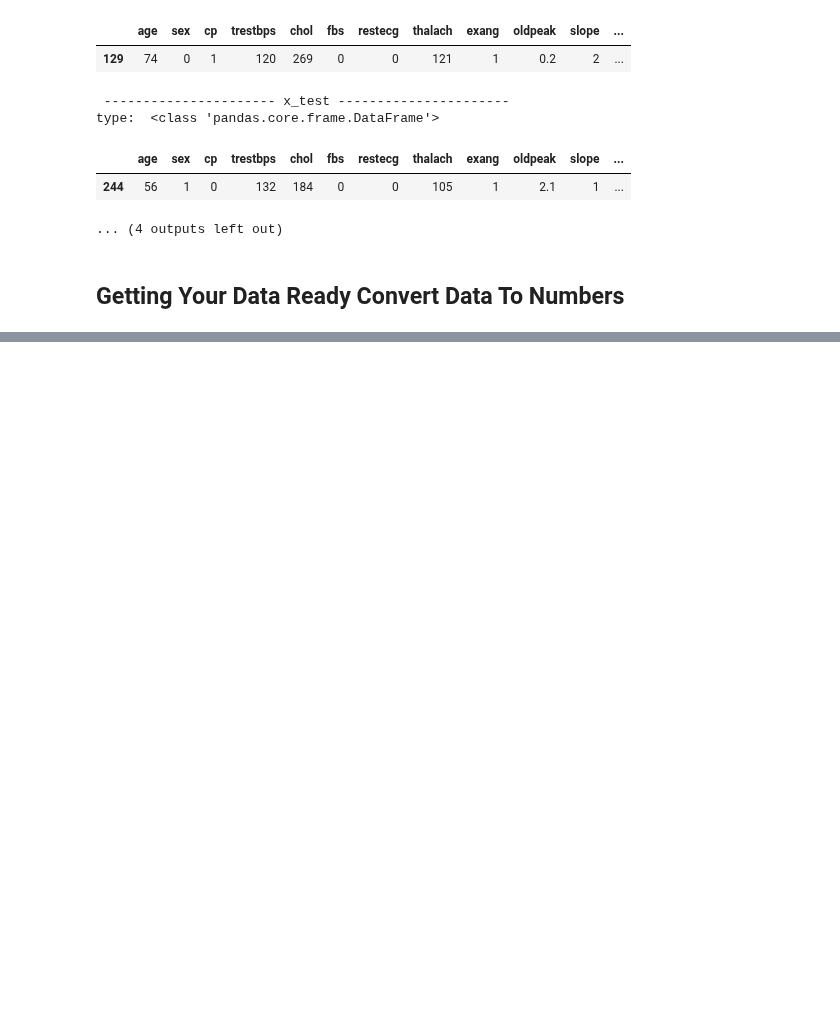
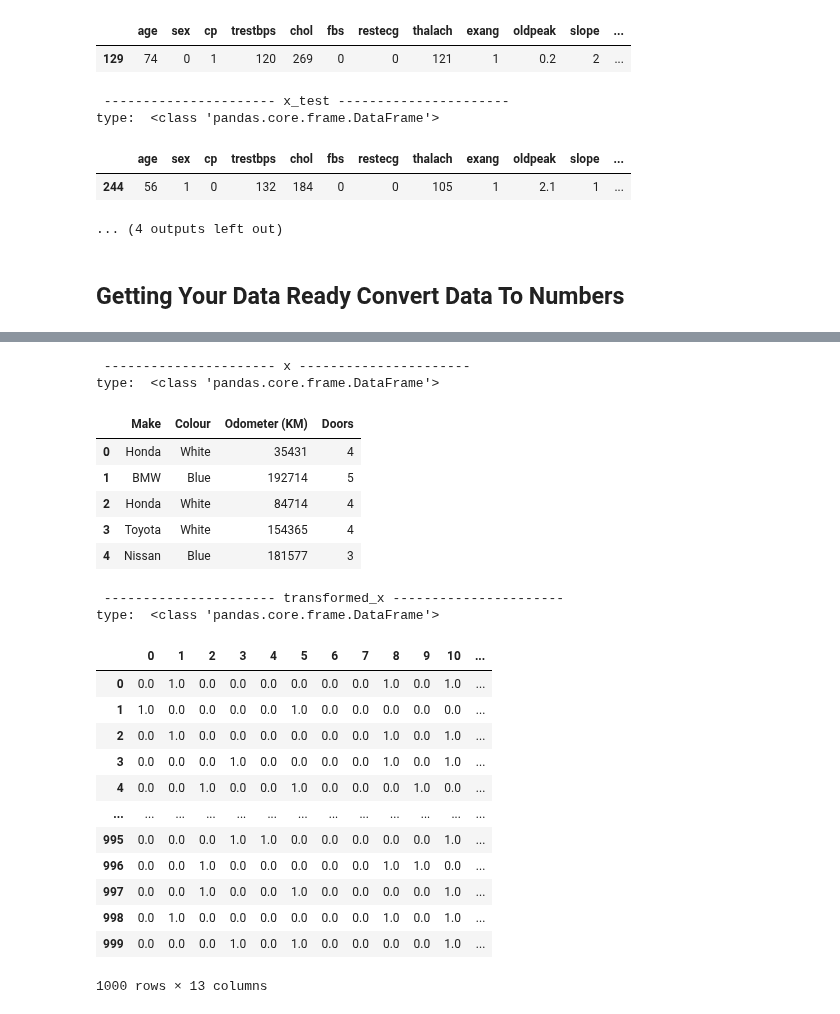
Before and after one commit to EslamKamel89/MLPlayground, a Jupyter notebook: sec09.Scikit_learn_Creating_Machine_Learning_Models/01-introduction_to_scikit_learn.ipynb, the cells around one changed output, grey strips where cells are left out. Saved outputs shown, nothing was run; the diff lists cells and outputs as text; code cells hidden in the pictures; blank space fills up the shorter version.

```diff
--- a/sec09.Scikit_learn_Creating_Machine_Learning_Models/01-introduction_to_scikit_learn.ipynb
+++ b/sec09.Scikit_learn_Creating_Machine_Learning_Models/01-introduction_to_scikit_learn.ipynb
@@ -264,0 +267,5 @@ type:  <class 'pandas.core.frame.DataFrame'>
+# %%
+car_sales = pd.read_csv('../data/car-sales-extended.csv')
+pr(car_sales.head() , 'car sales data head')
+pr(len(car_sales) , 'length car sales data')
+pr(car_sales.dtypes , 'dtypes')
@@ -264,0 +292,11 @@ type:  <class 'pandas.core.frame.DataFrame'>
+# %%
+# split the data into x and y
+x = car_sales.drop('Price' , axis=1)
+pr(x.sample() , 'x')
+y = car_sales['Price']
+pr(y.sample() , 'y')
+x_train , y_train , x_test , y_test = train_test_split(x , y , test_size=0.2)
+pr(x_train.sample(),'x_train')
+pr(y_train.sample(),'y_train')
+pr(x_test.sample(),'x_test')
+pr(y_test.sample(),'y_test')
@@ -264,0 +335,36 @@ type:  <class 'pandas.core.frame.DataFrame'>
+# %%
+# Turn the categories into numbers
+from sklearn.preprocessing import OneHotEncoder
+from sklearn.compose import ColumnTransformer
+# we will deal with doors as a categorical feature not a numeric feature. so we will have cars in the 4 doors category and so on.
+categorical_features = ['Make' , 'Colour' , 'Doors']
+one_hot = OneHotEncoder()
+transformer = ColumnTransformer([("one_hot" , one_hot , categorical_features)] , remainder="passthrough")
+transformed_x = transformer.fit_transform(x)
+transformed_x = pd.DataFrame(transformed_x)
+pr(x.head() , 'x')
+pr(transformed_x , 'transformed_x')
+# %% [output]
+ ---------------------- x ----------------------
+type:  <class 'pandas.core.frame.DataFrame'>
+|  | Make | Colour | Odometer (KM) | Doors |
+| 0 | Honda | White | 35431 | 4 |
+| 1 | BMW | Blue | 192714 | 5 |
+| 2 | Honda | White | 84714 | 4 |
+| 3 | Toyota | White | 154365 | 4 |
+| 4 | Nissan | Blue | 181577 | 3 |
+ ---------------------- transformed_x ----------------------
+type:  <class 'pandas.core.frame.DataFrame'>
+|  | 0 | 1 | 2 | 3 | 4 | 5 | 6 | 7 | 8 | 9 | 10 | ... |
+| 0 | 0.0 | 1.0 | 0.0 | 0.0 | 0.0 | 0.0 | 0.0 | 0.0 | 1.0 | 0.0 | 1.0 | ... |
+| 1 | 1.0 | 0.0 | 0.0 | 0.0 | 0.0 | 1.0 | 0.0 | 0.0 | 0.0 | 0.0 | 0.0 | ... |
+| 2 | 0.0 | 1.0 | 0.0 | 0.0 | 0.0 | 0.0 | 0.0 | 0.0 | 1.0 | 0.0 | 1.0 | ... |
+| 3 | 0.0 | 0.0 | 0.0 | 1.0 | 0.0 | 0.0 | 0.0 | 0.0 | 1.0 | 0.0 | 1.0 | ... |
+| 4 | 0.0 | 0.0 | 1.0 | 0.0 | 0.0 | 1.0 | 0.0 | 0.0 | 0.0 | 1.0 | 0.0 | ... |
+| ... | ... | ... | ... | ... | ... | ... | ... | ... | ... | ... | ... | ... |
+| 995 | 0.0 | 0.0 | 0.0 | 1.0 | 1.0 | 0.0 | 0.0 | 0.0 | 0.0 | 0.0 | 1.0 | ... |
+| 996 | 0.0 | 0.0 | 1.0 | 0.0 | 0.0 | 0.0 | 0.0 | 0.0 | 1.0 | 1.0 | 0.0 | ... |
+| 997 | 0.0 | 0.0 | 1.0 | 0.0 | 0.0 | 1.0 | 0.0 | 0.0 | 0.0 | 0.0 | 1.0 | ... |
+| 998 | 0.0 | 1.0 | 0.0 | 0.0 | 0.0 | 0.0 | 0.0 | 0.0 | 1.0 | 0.0 | 1.0 | ... |
+| 999 | 0.0 | 0.0 | 0.0 | 1.0 | 0.0 | 1.0 | 0.0 | 0.0 | 0.0 | 0.0 | 1.0 | ... |
+1000 rows × 13 columns
```
Also changed, not shown: parts of 6 cells of this notebook.
